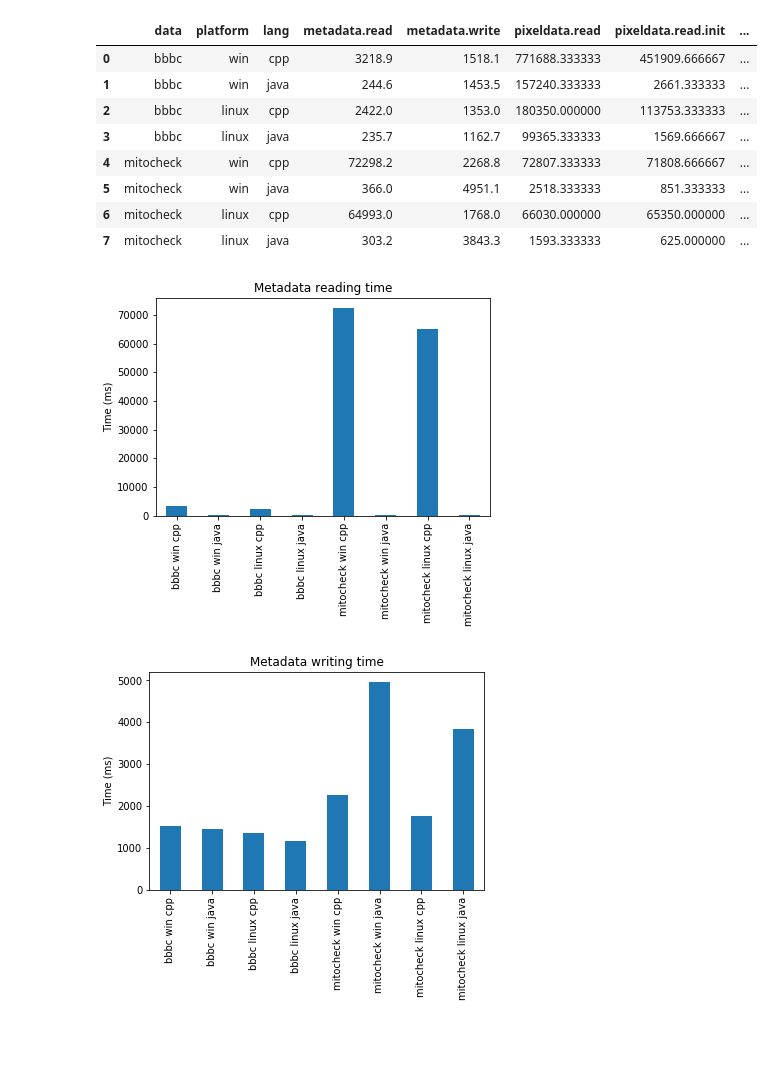
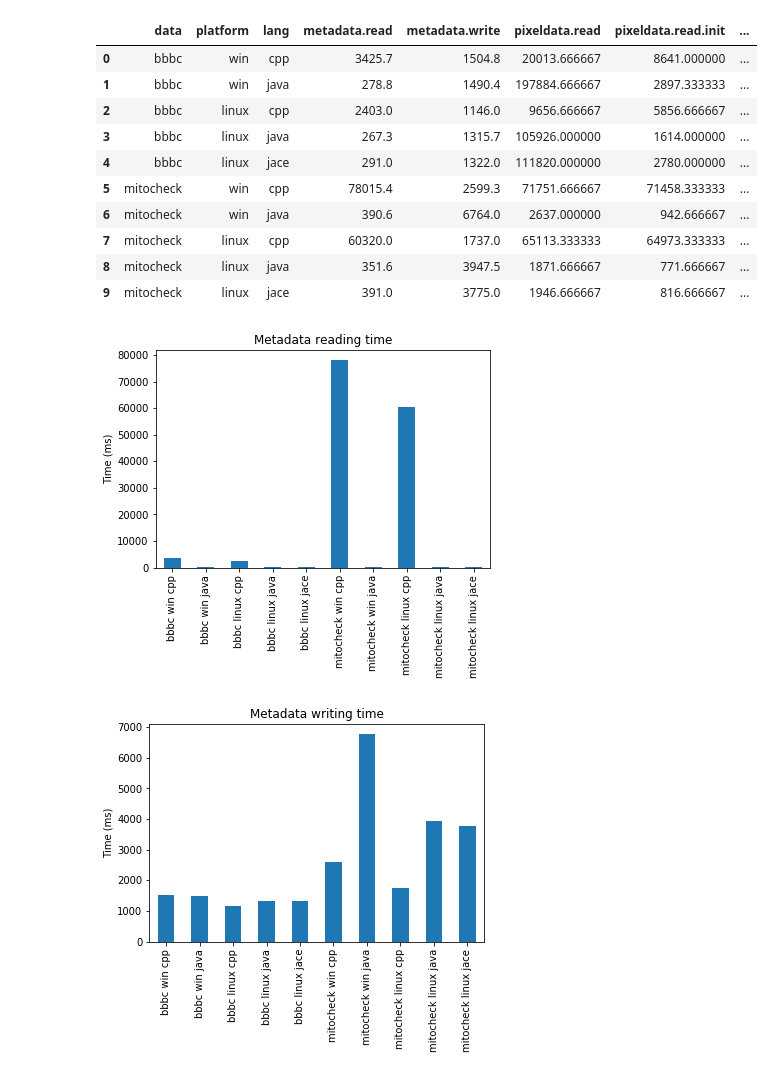
Before and after one commit to ome/ome-files-performance, a Jupyter notebook: Statistics.ipynb, the cells around one changed output. Cells and saved outputs as stored; diff of their text form; code cells hidden in the pictures; blank space fills up the shorter version.

```diff
--- a/Statistics.ipynb
+++ b/Statistics.ipynb
@@ -2,6 +2,8 @@
 import pandas as pd
 import matplotlib.pyplot as plt
 # %%
+import os
+
 # Create data frame
 mycolumns = [
     'data','platform','lang',
@@ -10,43 +12,47 @@ mycolumns = [
     'pixeldata.write','pixeldata.write.init','pixeldata.write.pixels','pixeldata.write.close']
 d = pd.DataFrame(columns=mycolumns)
 
 # Read all CSV files into a data frame
-meas_col = {'cpp': 'proc.real', 'java': 'real'}
+meas_col = {'cpp': 'proc.real', 'java': 'real', 'jace': 'proc.real'}
 for data in ['bbbc', 'mitocheck']:
     for platform in ['win', 'linux']:
-        for lang in ['cpp', 'java']:
+        for lang in ['cpp', 'java', 'jace']:
 
             def get_filename(test):
                 return 'results/' + data + '-' + test + '-' + platform + '-' + lang + '.tsv'
 
+            if not os.path.exists(get_filename('pixeldata')):
+                continue
             # Read pixels csv table
             pixel_table = pd.read_table(get_filename('pixeldata'), dtype={'test.name': str})
             c1 = pixel_table.groupby(['test.name']).mean()
             c1 = c1[meas_col[lang]]
 
             # Read metadat csv table
             metadata_table = pd.read_table(get_filename('metadata'), dtype={'test.name': str})
             c2 = metadata_table.groupby(['test.name']).mean()
             c2 = c2[meas_col[lang]]
 
 
             c = pd.concat([c1, c2])
             c['data'] =  data
             c['platform'] = platform
             c['lang'] = lang
             d.loc[len(d)] = c
 
 d
 # %% [output]
 |  | data | platform | lang | metadata.read | metadata.write | pixeldata.read | pixeldata.read.init | ... |
-| 0 | bbbc | win | cpp | 3218.9 | 1518.1 | 771688.333333 | 451909.666667 | ... |
-| 1 | bbbc | win | java | 244.6 | 1453.5 | 157240.333333 | 2661.333333 | ... |
-| 2 | bbbc | linux | cpp | 2422.0 | 1353.0 | 180350.000000 | 113753.333333 | ... |
-| 3 | bbbc | linux | java | 235.7 | 1162.7 | 99365.333333 | 1569.666667 | ... |
-| 4 | mitocheck | win | cpp | 72298.2 | 2268.8 | 72807.333333 | 71808.666667 | ... |
-| 5 | mitocheck | win | java | 366.0 | 4951.1 | 2518.333333 | 851.333333 | ... |
-| 6 | mitocheck | linux | cpp | 64993.0 | 1768.0 | 66030.000000 | 65350.000000 | ... |
-| 7 | mitocheck | linux | java | 303.2 | 3843.3 | 1593.333333 | 625.000000 | ... |
+| 0 | bbbc | win | cpp | 3425.7 | 1504.8 | 20013.666667 | 8641.000000 | ... |
+| 1 | bbbc | win | java | 278.8 | 1490.4 | 197884.666667 | 2897.333333 | ... |
+| 2 | bbbc | linux | cpp | 2403.0 | 1146.0 | 9656.666667 | 5856.666667 | ... |
+| 3 | bbbc | linux | java | 267.3 | 1315.7 | 105926.000000 | 1614.000000 | ... |
+| 4 | bbbc | linux | jace | 291.0 | 1322.0 | 111820.000000 | 2780.000000 | ... |
+| 5 | mitocheck | win | cpp | 78015.4 | 2599.3 | 71751.666667 | 71458.333333 | ... |
+| 6 | mitocheck | win | java | 390.6 | 6764.0 | 2637.000000 | 942.666667 | ... |
+| 7 | mitocheck | linux | cpp | 60320.0 | 1737.0 | 65113.333333 | 64973.333333 | ... |
+| 8 | mitocheck | linux | java | 351.6 | 3947.5 | 1871.666667 | 771.666667 | ... |
+| 9 | mitocheck | linux | jace | 391.0 | 3775.0 | 1946.666667 | 816.666667 | ... |
 # %%
 # d.columns = [c.replace('.', '_') for c in d.columns]
 # d.groupby(['data', 'platform']).pixeldata_write.mean().unstack().plot(kind='bar', stacked=True)
@@ -84,8 +90,8 @@ def create_split_barplot(column, title):
 create_single_barplot('metadata.read','Metadata reading time')
 create_single_barplot('metadata.write','Metadata writing time')
 # %% [output]
-[figure, old version]
+[figure, new version]
-[figure, old version]
+[figure, new version]
 # %%
 create_split_barplot('metadata.read', 'Metadata reading time')
 create_split_barplot('metadata.write', 'Metadata writing time')
```
Also changed, not shown: parts of 4 cells of this notebook.
